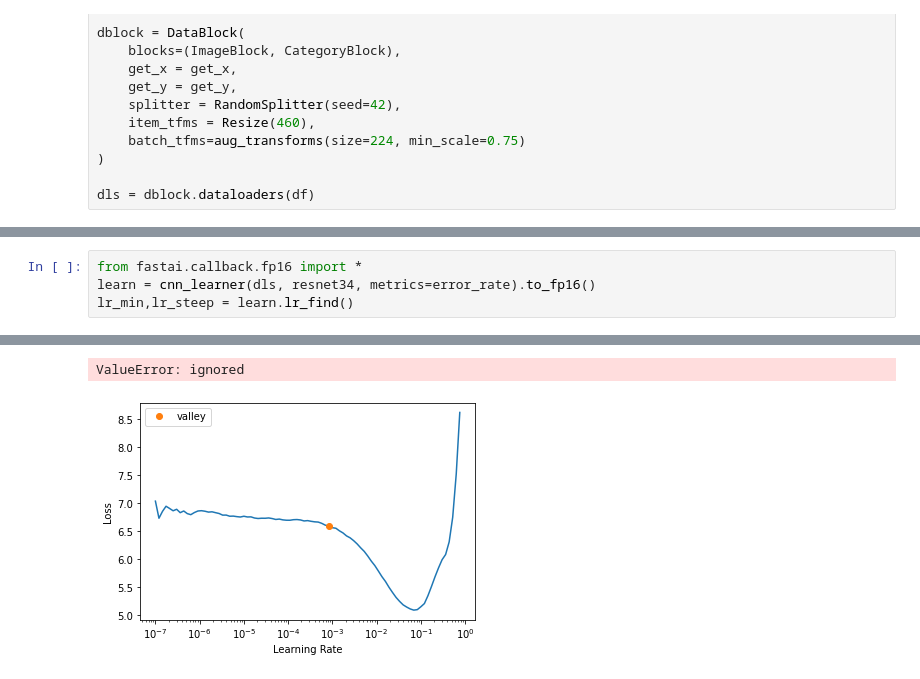
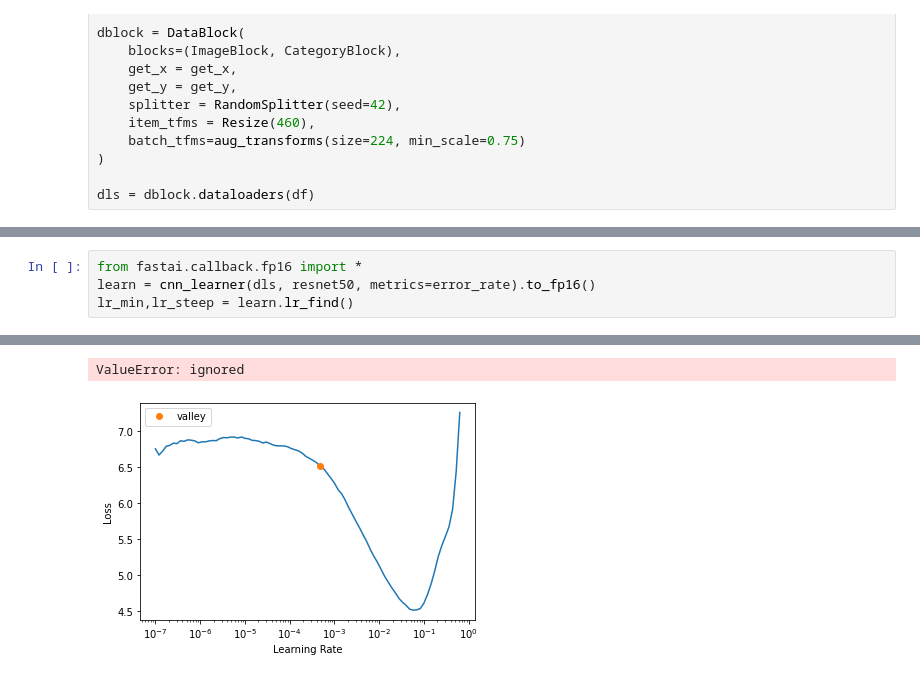
Before and after one commit to willystw/fastai-learning, a Jupyter notebook: dog-identification/Dog_Breed_Identification.ipynb, the cells around one changed output, grey strips where cells are left out. Drawn from its saved outputs; the diff is of its cells as text.

```diff
--- a/dog-identification/Dog_Breed_Identification.ipynb
+++ b/dog-identification/Dog_Breed_Identification.ipynb
@@ -143,5 +130,5 @@ TensorCategory([ 65,  51,  60,  71, 118,  82,   9,  64,  22,  30, 112, 109,  80,
 # %%
 from fastai.callback.fp16 import *
-learn = cnn_learner(dls, resnet34, metrics=error_rate).to_fp16()
+learn = cnn_learner(dls, resnet50, metrics=error_rate).to_fp16()
 lr_min,lr_steep = learn.lr_find()
 # %% [output]
@@ -148,6 +136,6 @@ lr_min,lr_steep = learn.lr_find()
 [interactive output not drawn]
-ValueError: ignored
+ValueError: ignored
-[figure, old version]
+[figure, new version]
 # %%
 learn.fit_one_cycle(3, 3e-3)
 learn.unfreeze()
```
Also changed, not shown: parts of 8 cells of this notebook.
